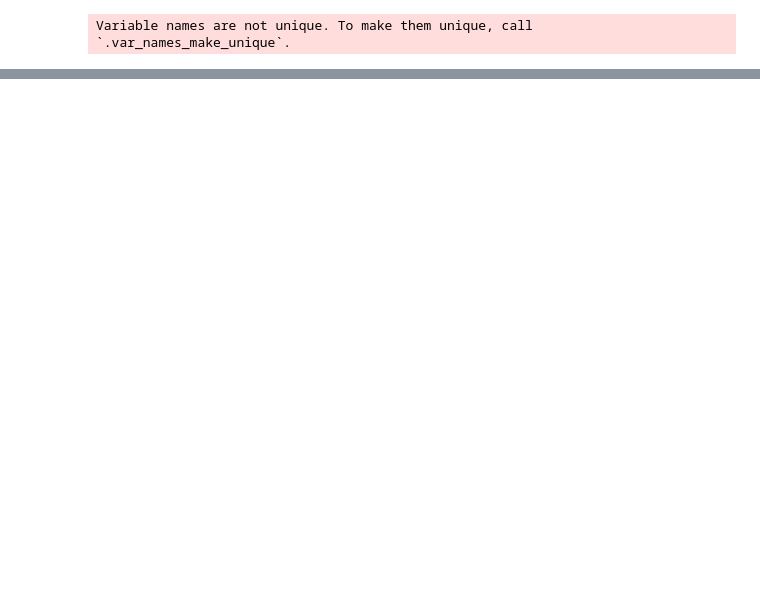
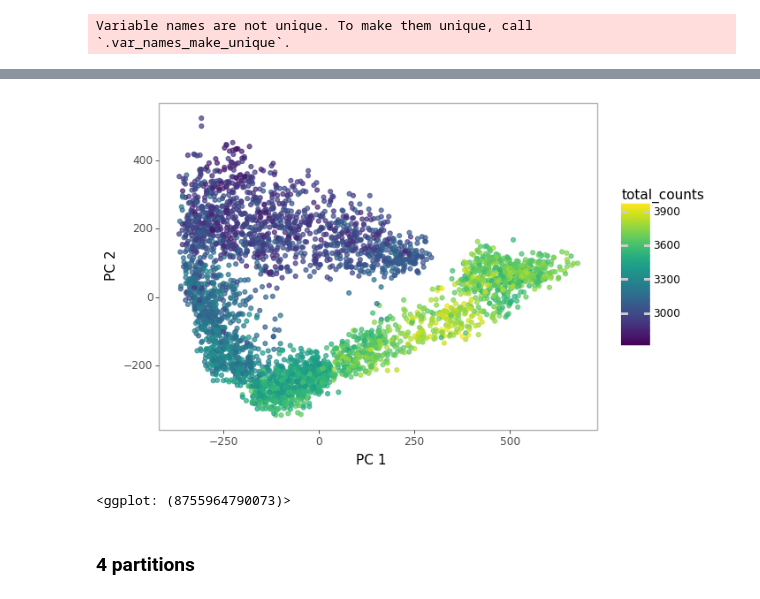
Before and after one commit to csgroen/scycle_notebooks, a Jupyter notebook: NormalizeByPartition_test.ipynb, the cells around one changed output, grey strips where cells are left out. Cells and saved outputs as stored; diff of their text form; code cells hidden in the pictures; blank space fills up the shorter version.

```diff
--- a/NormalizeByPartition_test.ipynb
+++ b/NormalizeByPartition_test.ipynb
@@ -194,0 +188,5 @@ cc.pl.scatter_projection(sces_raw)
+# %%
+#-- Re-normalize
+sces10 = sces_raw.copy()
+cc.tl.principal_circle(sces, n_nodes = 10)
+renormalize_by_partition(sces10, sces)
@@ -194,0 +236,8 @@ cc.pl.scatter_projection(sces_raw)
+# %%
+#-- After renormalization
+cc.pl.scatter_projection(sces10)
+# %% [output]
+[figure, added]
+<ggplot: (8755964790073)>
+# %% [markdown]
+### 4 partitions
```
Also changed, not shown: parts of 17 cells of this notebook.
